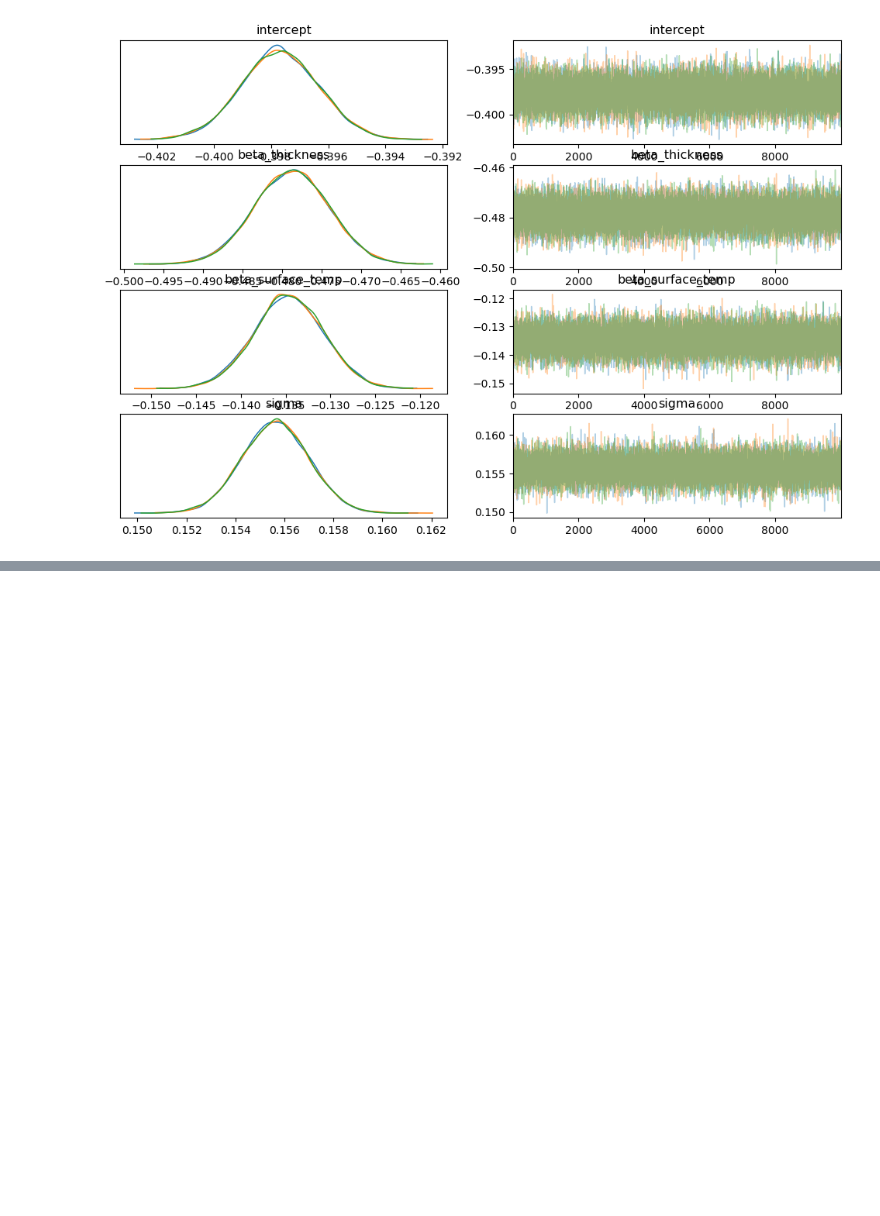
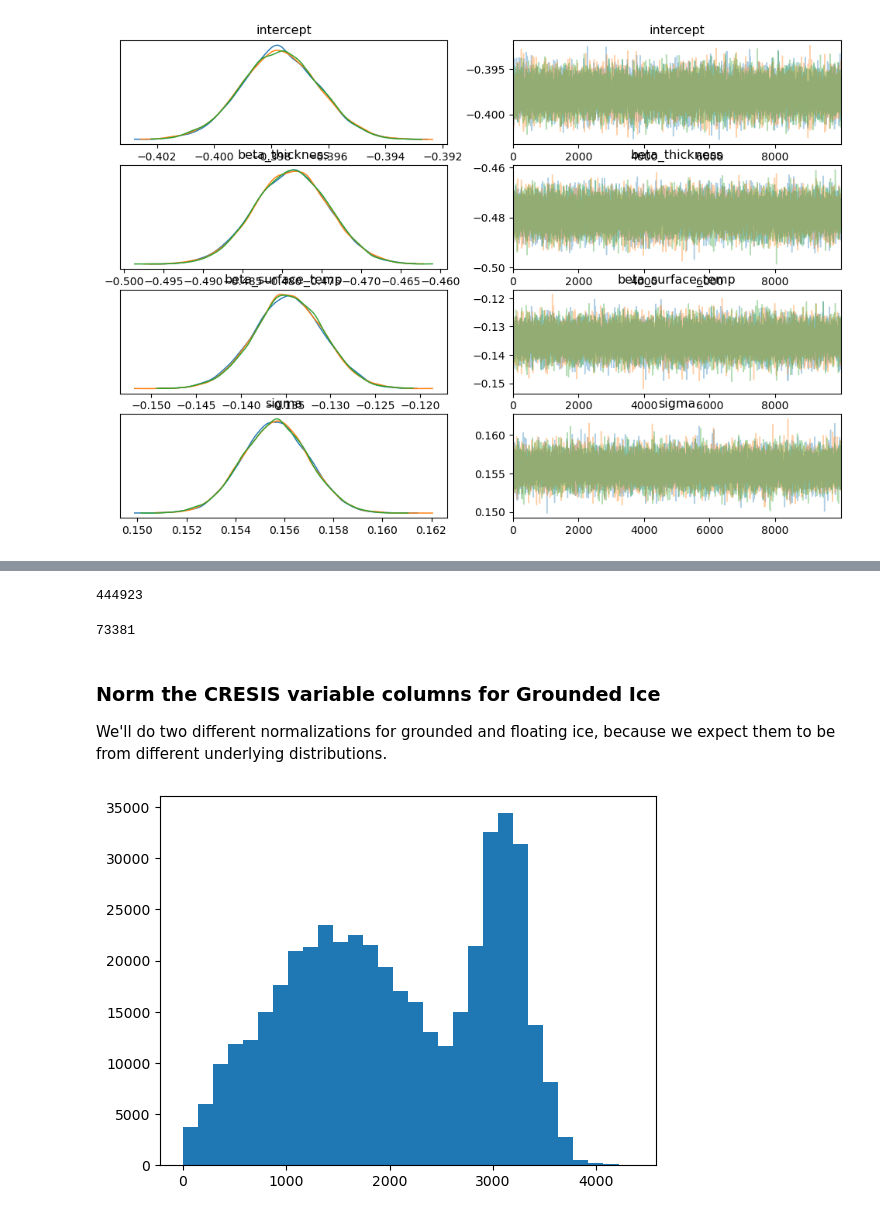
Before and after one commit to thomasteisberg/required_surface_snr, a Jupyter notebook: linear_model.ipynb, the cells around one changed output, grey strips where cells are left out. Cells and saved outputs as stored; diff of their text form; code cells hidden in the pictures; blank space fills up the shorter version.

Commit message:
build: model ex on cresis

```diff
--- a/linear_model.ipynb
+++ b/linear_model.ipynb
@@ -237,0 +304,12 @@ array([[<Axes: title={'center': 'intercept'}>,
+# %%
+var_list = ['snr', 'thickness', 'thickness_err',
+            'bm_mask', 'surface'
+           ]
+# %%
+full_df = cresis_df.loc[~np.isnan(cresis_df['snr']) &
+                        ~np.isnan(cresis_df['thickness']) &
+                        ~np.isnan(cresis_df['thickness_err']) &
+                        ~np.isnan(cresis_df['bm_mask']) &
+                        ~np.isnan(cresis_df['surface'])][var_list]
+# %%
+grounded_df = full_df.loc[full_df['bm_mask']==2]
@@ -237,0 +318,20 @@ array([[<Axes: title={'center': 'intercept'}>,
+# %%
+len(grounded_df)
+# %% [output]
+444923
+# %%
+len(floating_df)
+# %% [output]
+73381
+# %% [markdown]
+### Norm the CRESIS variable columns for Grounded Ice
+
+We'll do two different normalizations for grounded and floating ice, because we expect them to be from different underlying distributions.
+# %%
+grounded_thickness = grounded_df['thickness']
+grounded_elevation = grounded_df['surface']
+grounded_snr = grounded_df['snr']
+# %%
+plt.hist(grounded_thickness, bins=30);
+# %% [output]
+[figure, added]
```
Also changed, not shown: parts of 31 cells of this notebook.
